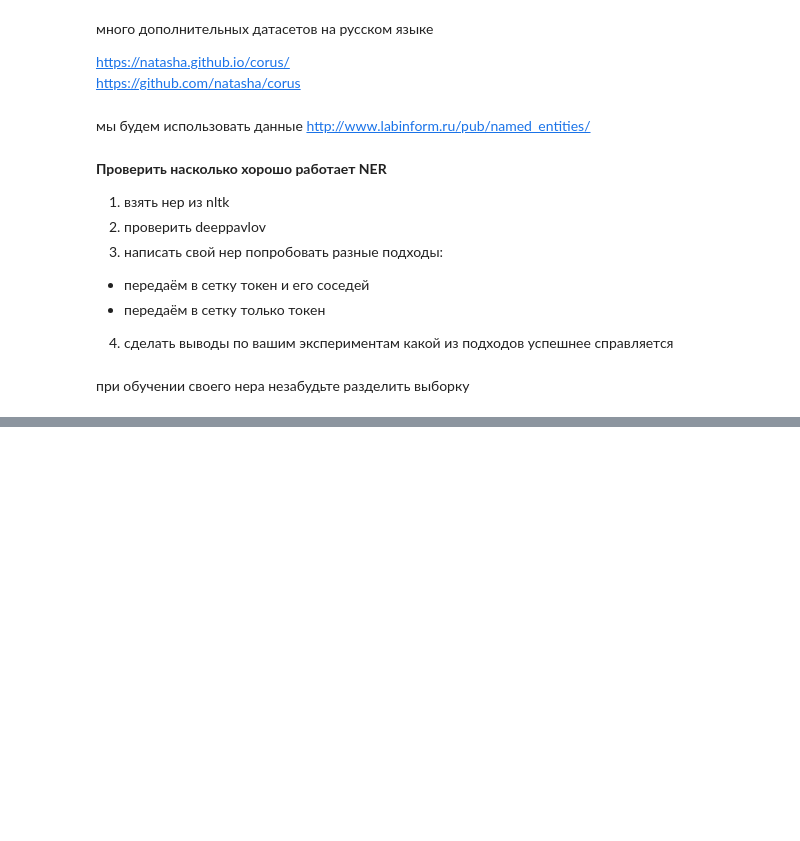
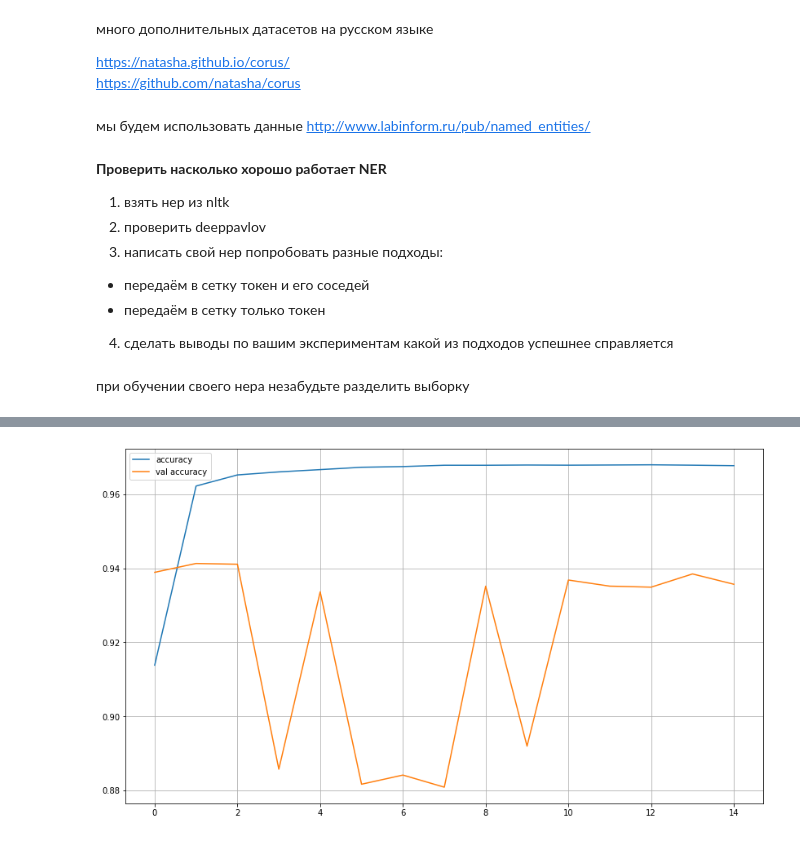
Before and after one commit to dTenebrae/nlp, a Jupyter notebook: lesson5/hw5.ipynb, the cells around one changed output, grey strips where cells are left out. Saved outputs shown, nothing was run; the diff lists cells and outputs as text; code cells hidden in the pictures; blank space fills up the shorter version.

```diff
--- a/lesson5/hw5.ipynb
+++ b/lesson5/hw5.ipynb
@@ -326,0 +455,2 @@ Ne5Markup(
+# %%
+es_callback = tf.keras.callbacks.EarlyStopping(monitor='loss', patience=3, restore_best_weights=True)
@@ -326,0 +459,28 @@ Ne5Markup(
+# %%
+
+def recall_m(y_true, y_pred):
+    TP = K.sum(K.round(K.clip(y_true * y_pred, 0, 1)))
+    Positives = K.sum(K.round(K.clip(y_true, 0, 1)))
+
+    recall = TP / (Positives+K.epsilon())
+    return recall
+
+
+def precision_m(y_true, y_pred):
+    TP = K.sum(K.round(K.clip(y_true * y_pred, 0, 1)))
+    Pred_Positives = K.sum(K.round(K.clip(y_pred, 0, 1)))
+
+    precision = TP / (Pred_Positives+K.epsilon())
+    return precision
+
+def custom_f1(y_true, y_pred):
+
+    precision, recall = precision_m(y_true, y_pred), recall_m(y_true, y_pred)
+
+    return 2*((precision*recall)/(precision+recall+K.epsilon()))
+# %%
+mmodel.compile(optimizer='adam',
+              loss=tf.keras.losses.SparseCategoricalCrossentropy(),
+              metrics=['accuracy', custom_f1, recall_m, precision_m])
+# %%
+hist = mmodel.fit(train_data, validation_data=valid_data, epochs=20, callbacks=[es_callback])
@@ -326,0 +526,9 @@ Ne5Markup(
+# %%
+plt.figure(figsize=(14, 8))
+plt.plot(hist.history['accuracy'], label='accuracy')
+plt.plot(hist.history['val_accuracy'], label='val accuracy')
+plt.grid()
+plt.legend(loc='best')
+plt.show()
+# %% [output]
+[figure, added]
```
Also changed, not shown: parts of 68 cells of this notebook.
